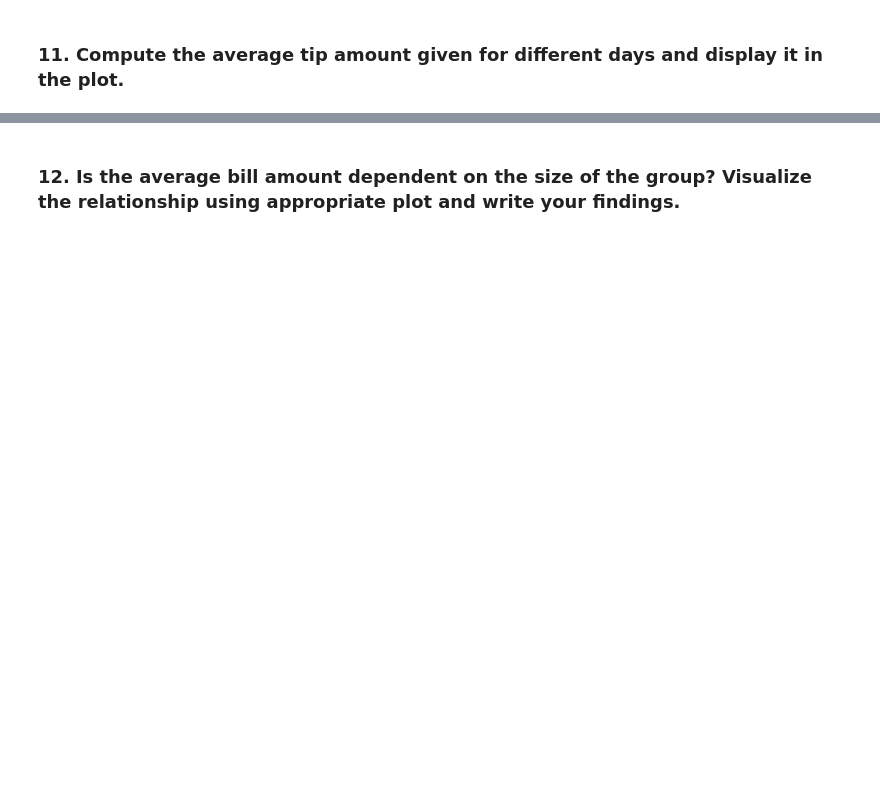
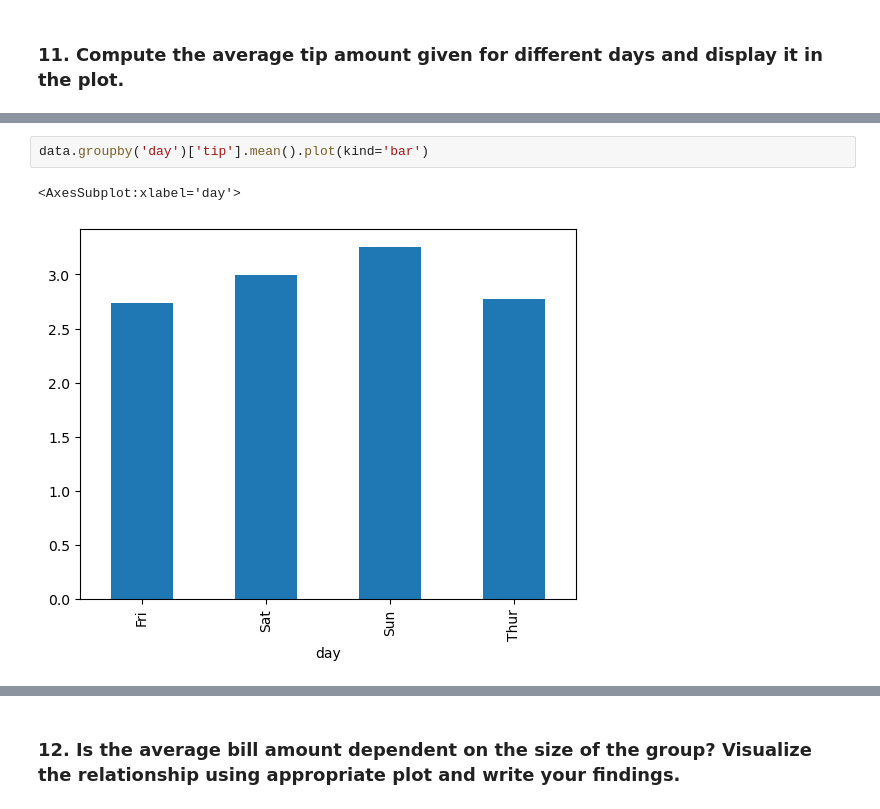
Before and after one commit to tarangini-shetty/tarangini_Lab2_Python_for_DS, a Jupyter notebook: Lab2.ipynb, the cells around one changed output, grey strips where cells are left out. Drawn from its saved outputs; the diff is of its cells as text; blank space fills up the shorter version.

```diff
--- a/Lab2.ipynb
+++ b/Lab2.ipynb
@@ -152,0 +185,5 @@ sns.scatterplot(x='total_bill',y='tip',data=data)
+# %%
+data.groupby('day')['tip'].mean().plot(kind='bar')
+# %% [output]
+<AxesSubplot:xlabel='day'>
+[figure, added]
```
Also changed, not shown: parts of 50 cells of this notebook.
